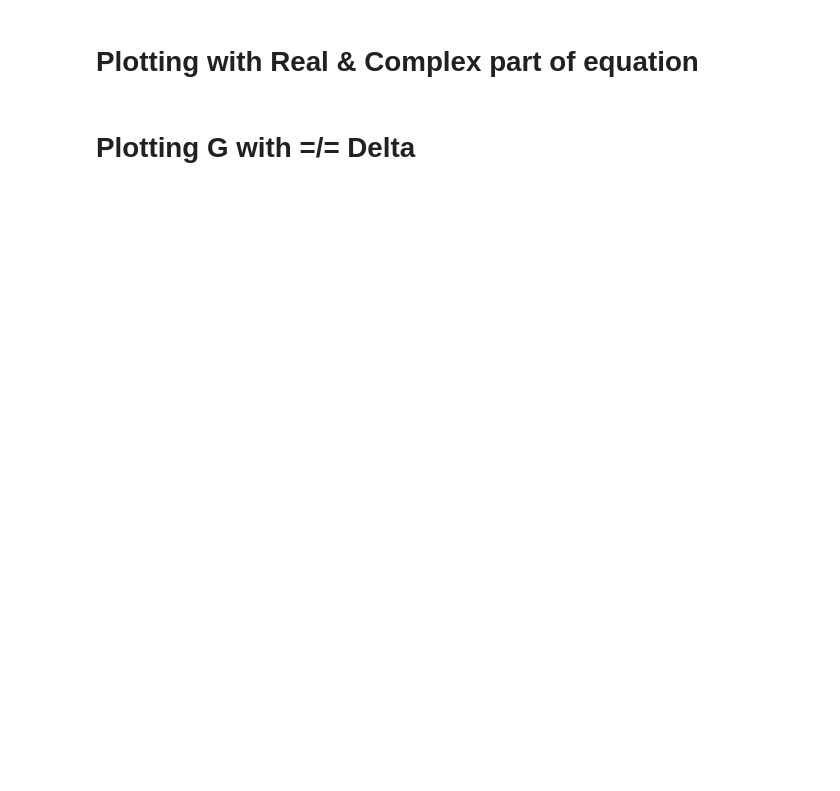
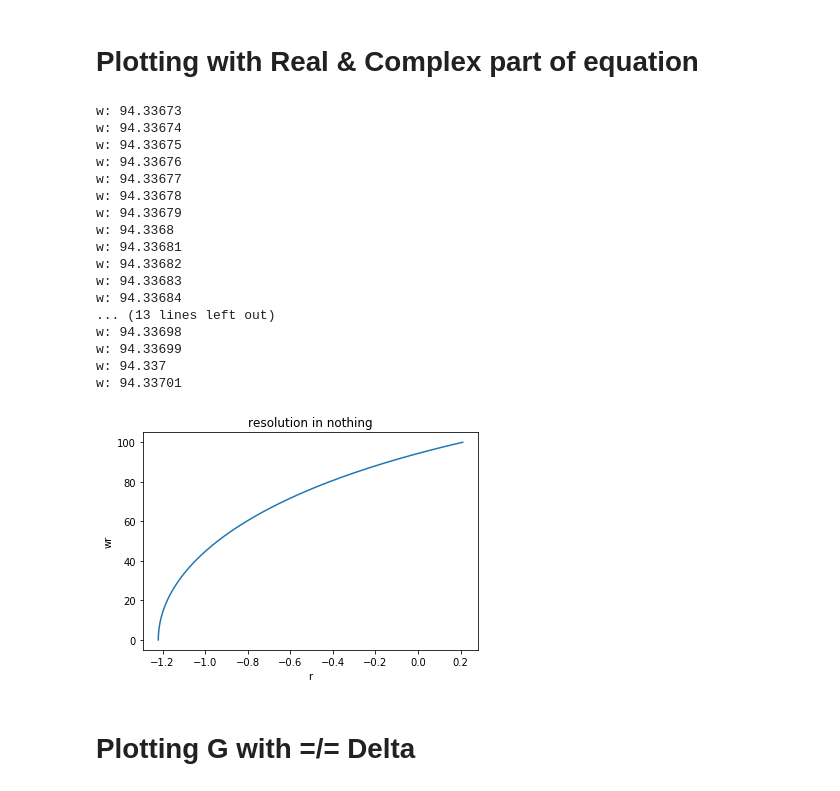
Before and after one commit to YacineOb/BasalGangliaModel2017, a Jupyter notebook: Diagram MsnGpFsi.ipynb, the cells around one changed output. Saved outputs shown, nothing was run; the diff lists cells and outputs as text; code cells hidden in the pictures; blank space fills up the shorter version.

```diff
--- a/Diagram MsnGpFsi.ipynb
+++ b/Diagram MsnGpFsi.ipynb
@@ -6,6 +6,49 @@ import numpy as np
 from tqdm import tqdm
 # %% [markdown]
 # Plotting with Real & Complex part of equation
+# %%
+wrlist = []
+rlist = []
+
+t1 =0.020
+t2 =0.010
+t3 =0.010                      #(time constant)
+Delta = 0.0070 + 0.0010 + 0.0008 #(delay)
+
+for w in tqdm(np.arange(0.00001, 100, 0.00001)):
+    r = (tan(w*Delta)*(((((t1*t2)+(t1*t3)+(t2*t3))*(w**2))-1)/(w*(t1+t2+t3)-w*(t1*t2*t3))))-1
+    rlist.append(r)
+    wrlist.append(w)
+    if round(r,5) == 0.0000:
+        print('w:',w)
+    else:
+        continue
+
+plt.plot(rlist, wrlist)
+plt.title("resolution in nothing")
+plt.ylabel('wr')
+plt.xlabel('r')
+
+plt.show()
+# %% [output]
+w: 94.33673
+w: 94.33674
+w: 94.33675
+w: 94.33676
+w: 94.33677
+w: 94.33678
+w: 94.33679
+w: 94.3368
+w: 94.33681
+w: 94.33682
+w: 94.33683
+w: 94.33684
+... (13 lines left out)
+w: 94.33698
+w: 94.33699
+w: 94.337
+w: 94.33701
+[figure, added]
 # %%
 wlist = []
 Gtlist = []
```
Also changed, not shown: parts of 4 cells of this notebook, 1 other file.
